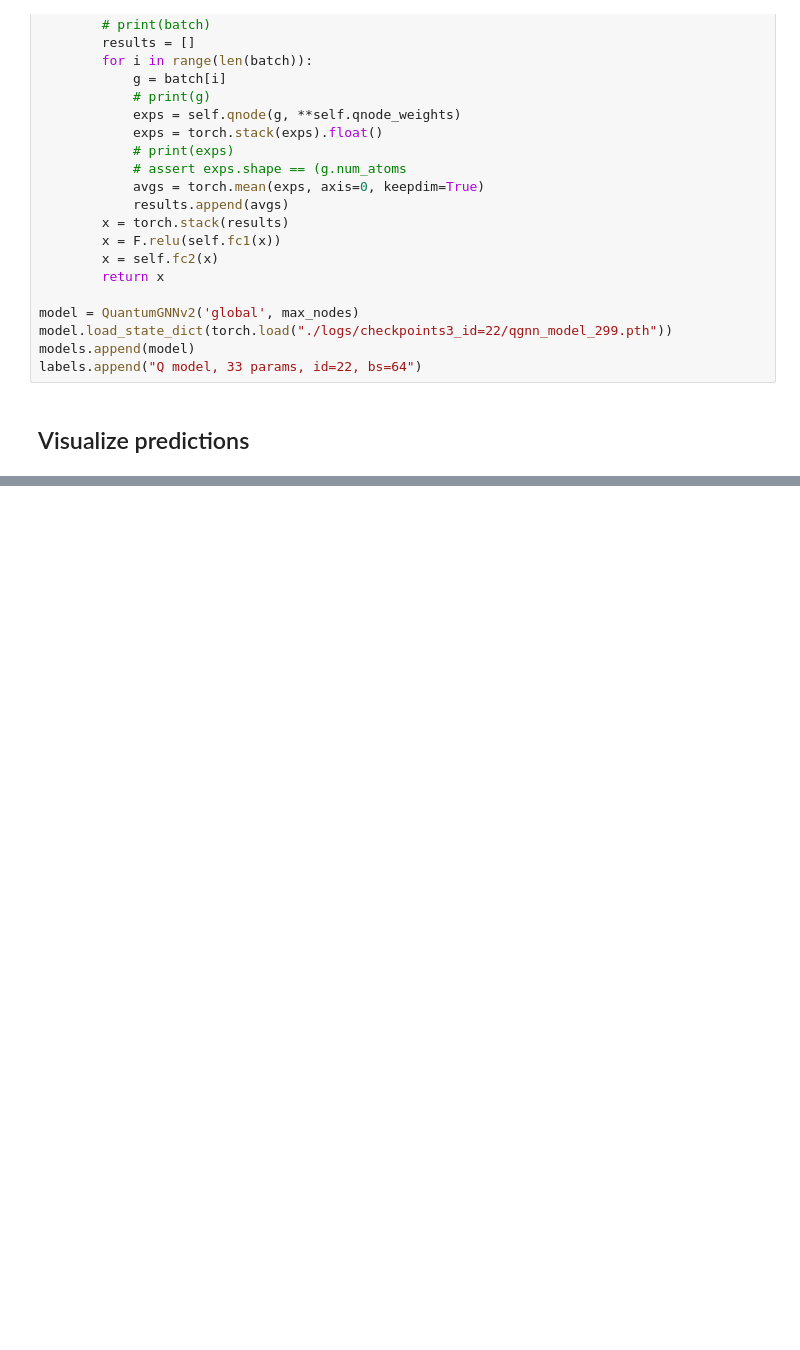
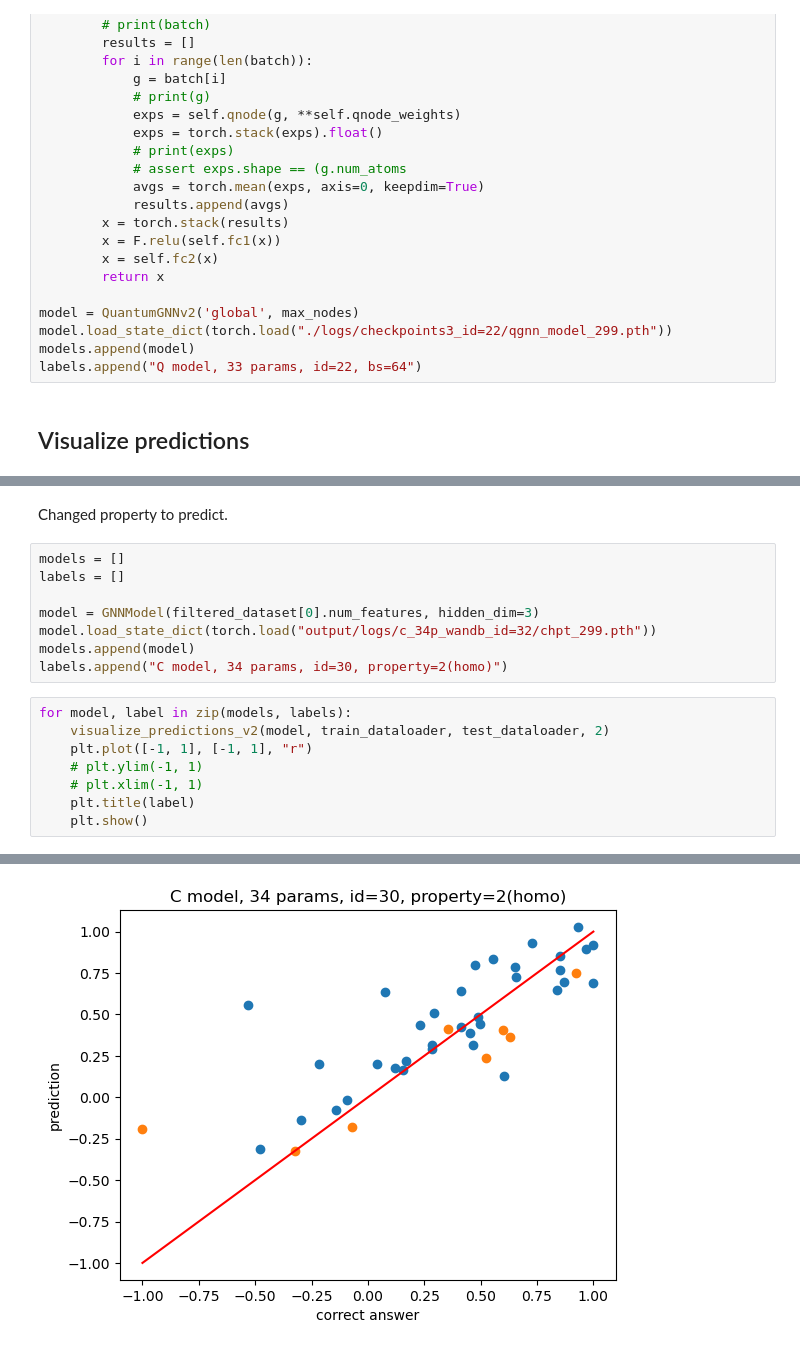
Before and after one commit to Hacker1337/quantum_graph_NN, a Jupyter notebook: notebooks/0.2_results_visualization.ipynb, the cells around one changed output, grey strips where cells are left out. Saved outputs shown, nothing was run; the diff lists cells and outputs as text; blank space fills up the shorter version.

```diff
--- a/notebooks/0.2_results_visualization.ipynb
+++ b/notebooks/0.2_results_visualization.ipynb
@@ -328,0 +484,19 @@ MSL loss: 0.297
+# %% [markdown]
+Changed property to predict.
+# %%
+models = []
+labels = []
+
+model = GNNModel(filtered_dataset[0].num_features, hidden_dim=3)
+model.load_state_dict(torch.load("output/logs/c_34p_wandb_id=32/chpt_299.pth"))
+models.append(model)
+labels.append("C model, 34 params, id=30, property=2(homo)")
+# %%
+for model, label in zip(models, labels):
+    visualize_predictions_v2(model, train_dataloader, test_dataloader, 2)
+    plt.plot([-1, 1], [-1, 1], "r")
+    # plt.ylim(-1, 1)
+    # plt.xlim(-1, 1)
+    plt.title(label)
+    plt.show()
+# %% [output]
@@ -328,0 +507 @@ MSL loss: 0.297
+[figure, added]
```
Also changed, not shown: parts of 14 cells of this notebook, 4 other files.
